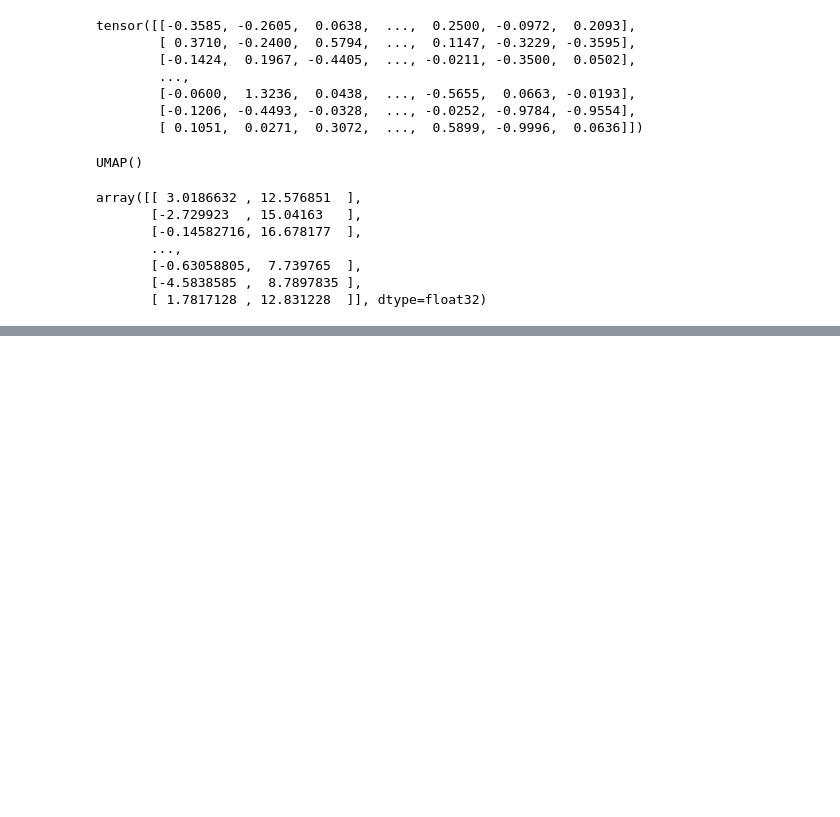
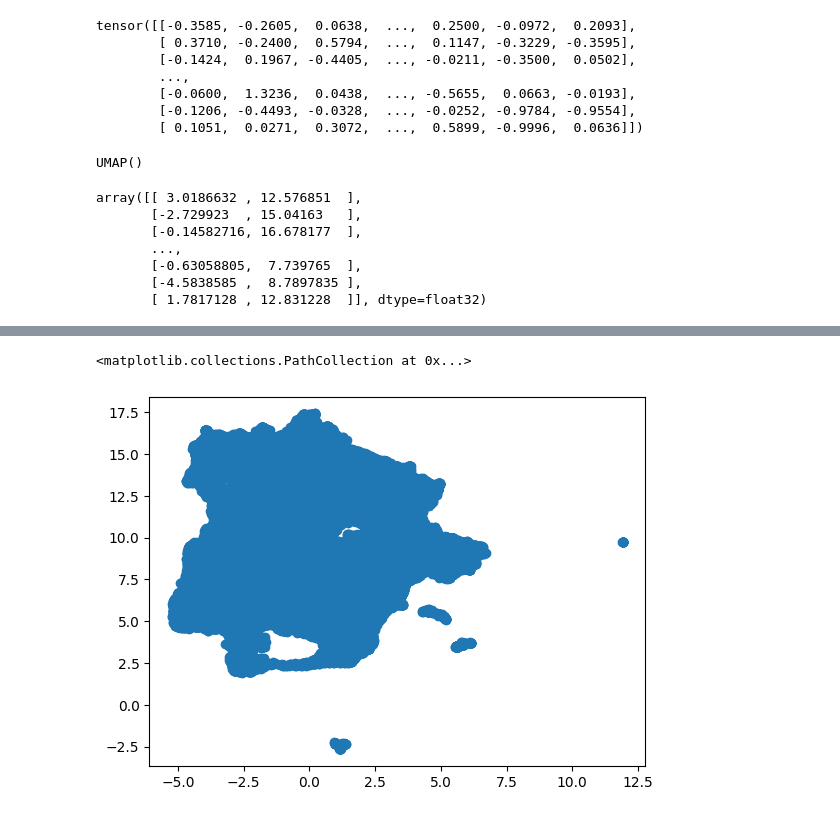
Before and after one commit to MaciejWarchalowski/ml-notebooks, a Jupyter notebook: Umap Experiments.ipynb, the cells around one changed output, grey strips where cells are left out. Saved outputs shown, nothing was run; the diff lists cells and outputs as text; code cells hidden in the pictures; blank space fills up the shorter version.

```diff
--- a/Umap Experiments.ipynb
+++ b/Umap Experiments.ipynb
@@ -69,0 +68,5 @@ ModuleNotFoundError: No module named 'matplotlib'
+# %%
+plt.scatter(u[:,0], u[:,1])
+# %% [output]
+<matplotlib.collections.PathCollection at 0x...>
+[figure, added]
```
Also changed, not shown: parts of 2 cells of this notebook.
